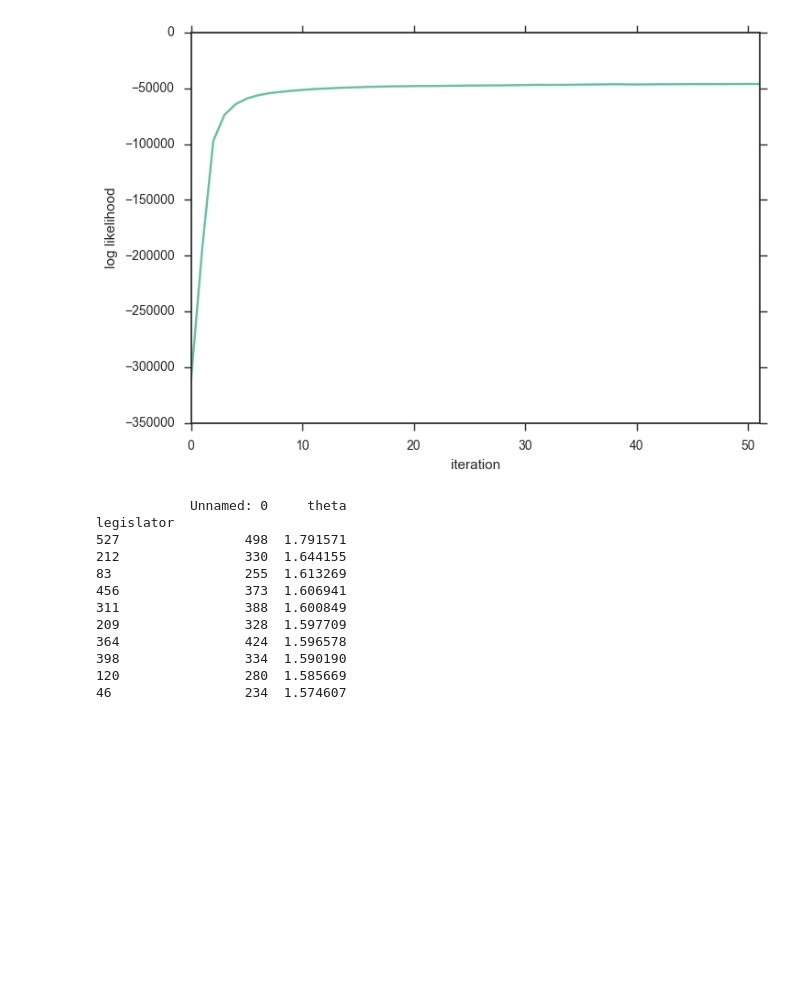
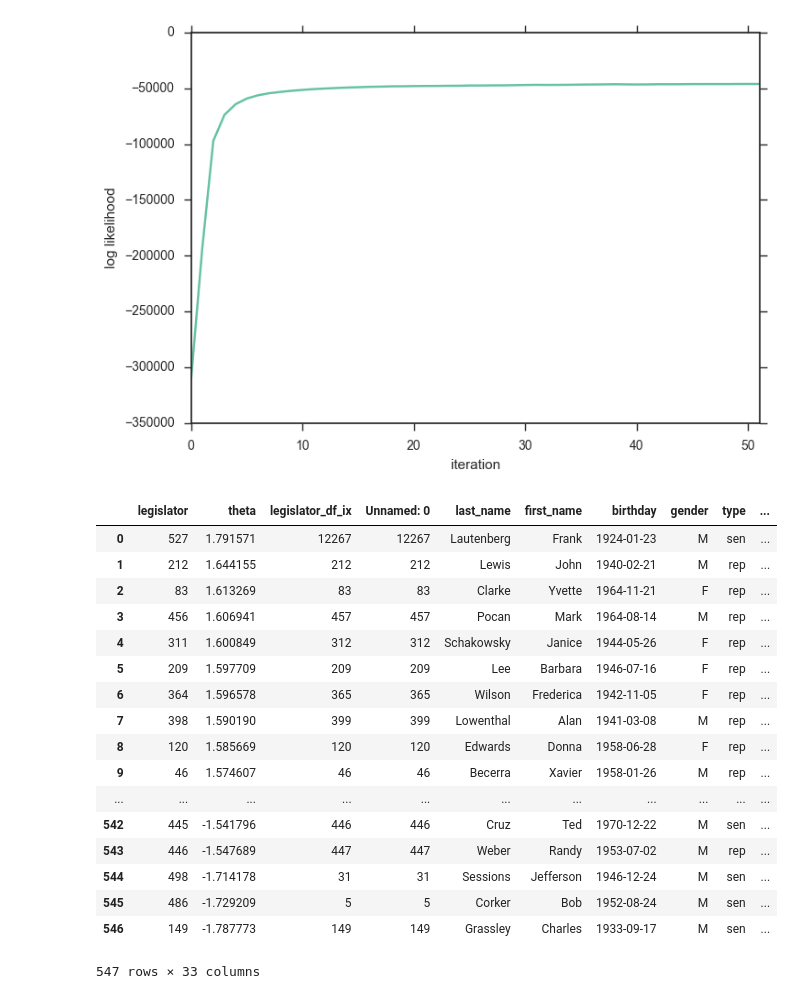
Before and after one commit to saulshanabrook/congressiona-text-reuse, a Jupyter notebook: saul/trace analyzer.ipynb, the cells around one changed output. Saved outputs shown, nothing was run; the diff lists cells and outputs as text; code cells hidden in the pictures; blank space fills up the shorter version.

```diff
--- a/saul/trace analyzer.ipynb
+++ b/saul/trace analyzer.ipynb
@@ -12,7 +12,25 @@ ax.set(xlabel='iteration', ylabel='log likelihood')
 [<matplotlib.text.Text at 0x...>, <matplotlib.text.Text at 0x...>]
 [figure]
 # %%
+'''
+    model_position_df:
+        index: irrelevent
+        columns:
+            legislator: model index of legislator
+            vote: model index of vote
+            position: 1 if yes, 0 if no
+
+    model_legislator_index:
+        index: model index of legislator
+        value: index of legislator in legislator_df
+
+    model_vote_index:
+        index: model index of vote
+        value: index of vote in vote_df
+'''
+
 model_legislator_index = pd.read_csv("model_legislator_index.df")
+model_legislator_index.columns=["legislator", "legislator_df_ix"]
 model_vote_index = pd.read_csv("model_vote_index.df")
 legislator_df = pd.read_csv("legislator_df.df")
 position_df = pd.read_csv("position_df.df")
@@ -20,41 +38,54 @@ vote_df = pd.read_csv("vote_df.df")
 # %%
 import glob
 import numpy as np
 BURNIN = 30
 files = glob.glob("trace/leg_*")
 
 def get_trace():
     for f in files:
         iter_ = f.split("_")[1]
         if int(iter_) > BURNIN:
             tracei = pd.read_csv(f, delimiter=",")#, header=None)
             tracei["iter"] = iter_
             yield tracei
 
 leg_traces = pd.concat(get_trace())
 groupby_object = leg_traces.groupby(['legislator'])
 leg_means = groupby_object.aggregate(np.mean)
 
 leg_means = leg_means.sort(["theta"], ascending=False)
 
-print leg_means.head(10)
 #print leg_means.head()
 
-def check():
+def check(ln):
     # 2x checking pandas....
     rr = pd.concat(get_trace())
-    rr = rr.query("legislator==0")
+    rr = rr.query("legislator=={}".format(ln))
     print rr["theta"].mean()
+
+# leg_means['legislator'] = leg_means.index
+leg_means.reset_index(inplace=True)
+leg_means = leg_means[["legislator", "theta"]]
+legislator_df['legislator_df_ix'] = legislator_df.index
+legislator_df.head()
+leg_means.merge(model_legislator_index, on ="legislator").merge(legislator_df, on="legislator_df_ix")
+# leg_means.merge(model_legislator_index, on ="legislator").head()
 # %% [output]
+|  | legislator | theta | legislator_df_ix | Unnamed: 0 | last_name | first_name | birthday | gender | type | ... |
+| 0 | 527 | 1.791571 | 12267 | 12267 | Lautenberg | Frank | 1924-01-23 | M | sen | ... |
+| 1 | 212 | 1.644155 | 212 | 212 | Lewis | John | 1940-02-21 | M | rep | ... |
+| 2 | 83 | 1.613269 | 83 | 83 | Clarke | Yvette | 1964-11-21 | F | rep | ... |
+| 3 | 456 | 1.606941 | 457 | 457 | Pocan | Mark | 1964-08-14 | M | rep | ... |
+| 4 | 311 | 1.600849 | 312 | 312 | Schakowsky | Janice | 1944-05-26 | F | rep | ... |
+| 5 | 209 | 1.597709 | 209 | 209 | Lee | Barbara | 1946-07-16 | F | rep | ... |
+| 6 | 364 | 1.596578 | 365 | 365 | Wilson | Frederica | 1942-11-05 | F | rep | ... |
+| 7 | 398 | 1.590190 | 399 | 399 | Lowenthal | Alan | 1941-03-08 | M | rep | ... |
+| 8 | 120 | 1.585669 | 120 | 120 | Edwards | Donna | 1958-06-28 | F | rep | ... |
+| 9 | 46 | 1.574607 | 46 | 46 | Becerra | Xavier | 1958-01-26 | M | rep | ... |
+| ... | ... | ... | ... | ... | ... | ... | ... | ... | ... | ... |
+| 542 | 445 | -1.541796 | 446 | 446 | Cruz | Ted | 1970-12-22 | M | sen | ... |
+| 543 | 446 | -1.547689 | 447 | 447 | Weber | Randy | 1953-07-02 | M | rep | ... |
+| 544 | 498 | -1.714178 | 31 | 31 | Sessions | Jefferson | 1946-12-24 | M | sen | ... |
+| 545 | 486 | -1.729209 | 5 | 5 | Corker | Bob | 1952-08-24 | M | sen | ... |
+| 546 | 149 | -1.787773 | 149 | 149 | Grassley | Charles | 1933-09-17 | M | sen | ... |
-            Unnamed: 0     theta
-legislator
-527                498  1.791571
-212                330  1.644155
-83                 255  1.613269
-456                373  1.606941
-311                388  1.600849
-209                328  1.597709
-364                424  1.596578
-398                334  1.590190
-120                280  1.585669
-46                 234  1.574607
+547 rows × 33 columns
```
Also changed, not shown: parts of 7 cells of this notebook, 40 other files.
